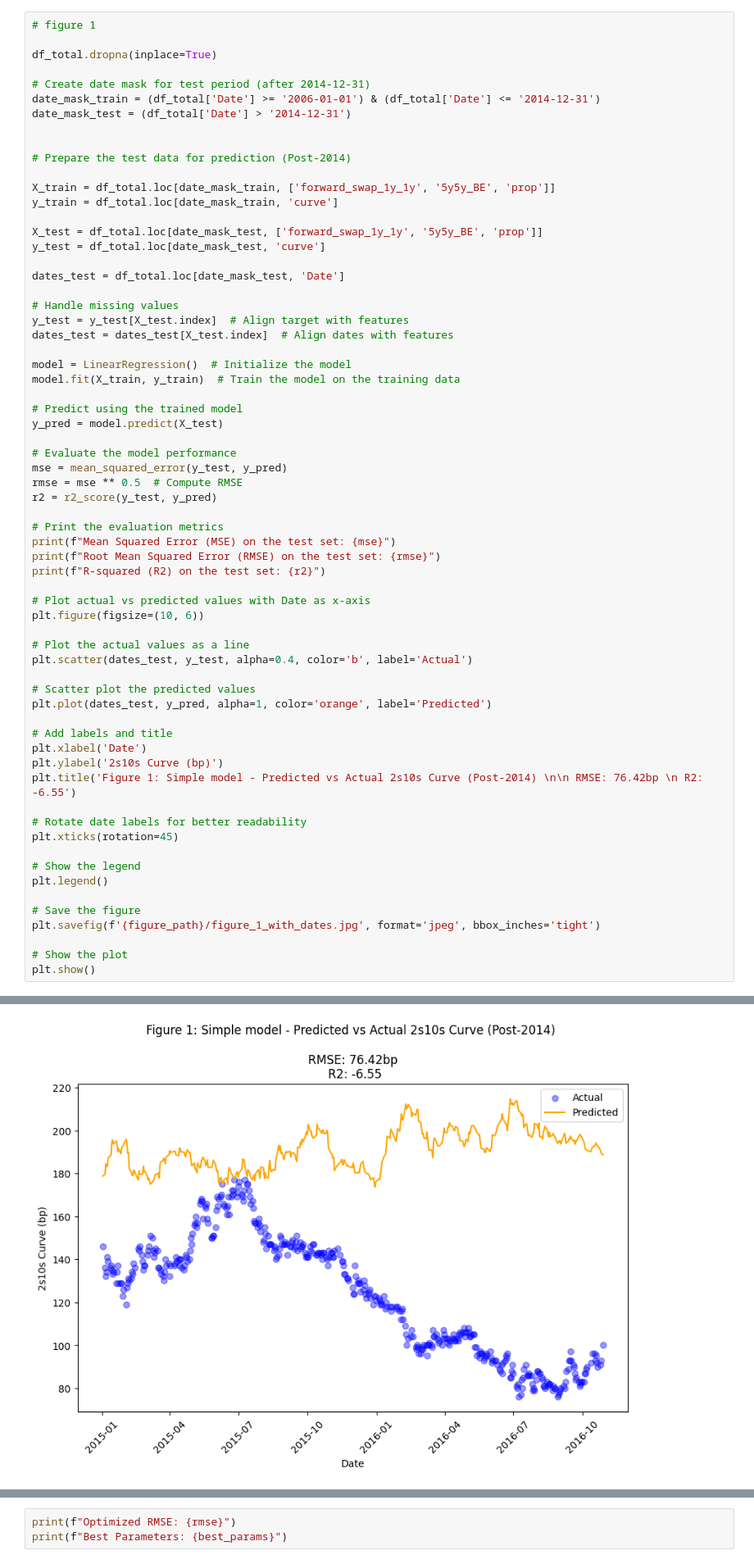
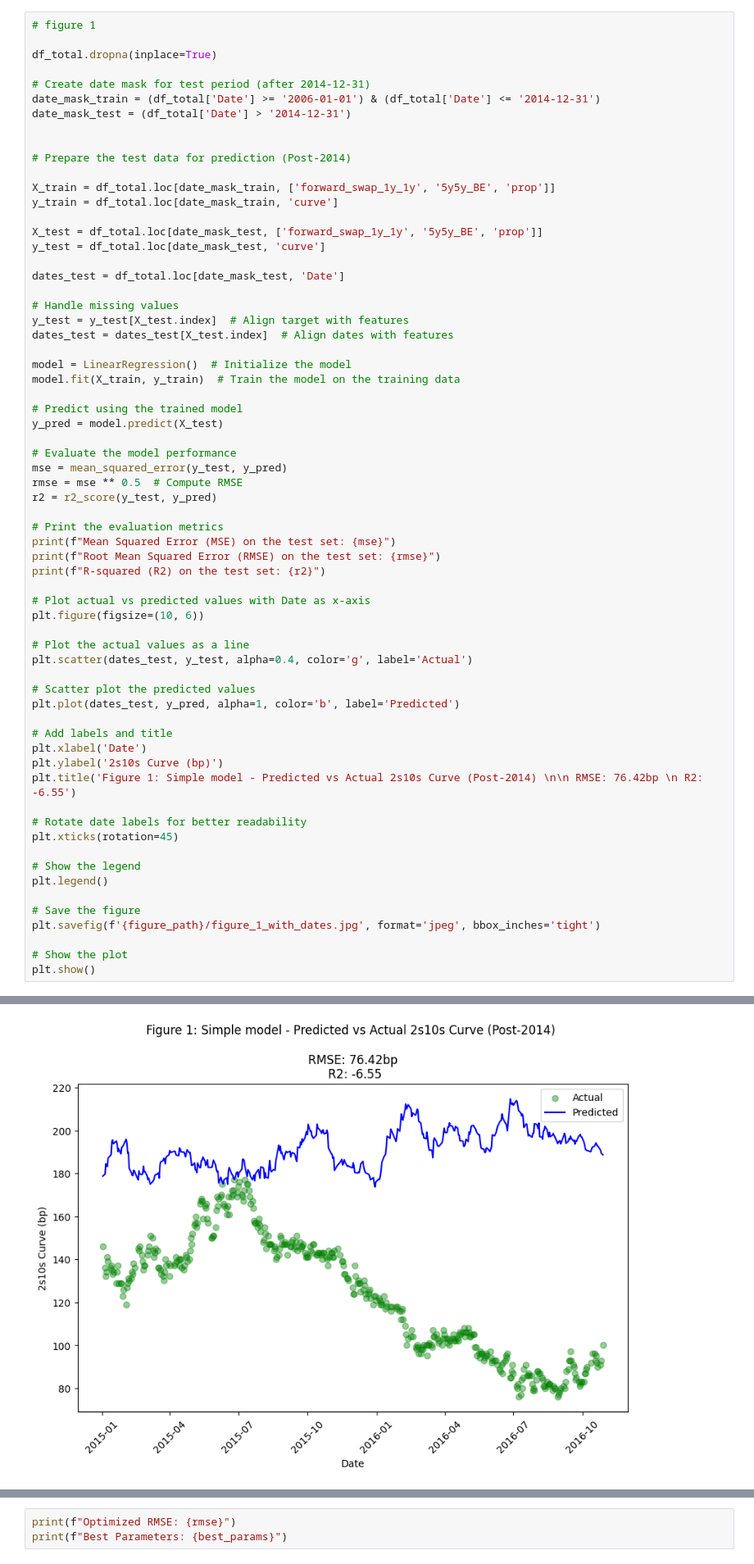
Before and after one commit to ALILODHI-cloud/UVAmacro, a Jupyter notebook: analysis.ipynb, the cells around one changed output, grey strips where cells are left out. Shown at 82% size. Drawn from its saved outputs; the diff is of its cells as text.

```diff
--- a/analysis.ipynb
+++ b/analysis.ipynb
@@ -197,36 +197,36 @@ print(f"Mean Squared Error (MSE) on the test set: {mse}")
 print(f"Root Mean Squared Error (RMSE) on the test set: {rmse}")
 print(f"R-squared (R2) on the test set: {r2}")
 
 # Plot actual vs predicted values with Date as x-axis
 plt.figure(figsize=(10, 6))
 
 # Plot the actual values as a line
-plt.scatter(dates_test, y_test, alpha=0.4, color='b', label='Actual')
+plt.scatter(dates_test, y_test, alpha=0.4, color='g', label='Actual')
 
 # Scatter plot the predicted values
-plt.plot(dates_test, y_pred, alpha=1, color='orange', label='Predicted')
+plt.plot(dates_test, y_pred, alpha=1, color='b', label='Predicted')
 
 # Add labels and title
 plt.xlabel('Date')
 plt.ylabel('2s10s Curve (bp)')
 plt.title('Figure 1: Simple model - Predicted vs Actual 2s10s Curve (Post-2014) \n\n RMSE: 76.42bp \n R2: -6.55')
 
 # Rotate date labels for better readability
 plt.xticks(rotation=45)
 
 # Show the legend
 plt.legend()
 
 # Save the figure
 plt.savefig(f'{figure_path}/figure_1_with_dates.jpg', format='jpeg', bbox_inches='tight')
 
 # Show the plot
 plt.show()
 # %% [output]
 Mean Squared Error (MSE) on the test set: 5840.629783950299
 Root Mean Squared Error (RMSE) on the test set: 76.42401313690807
 R-squared (R2) on the test set: -6.550505084272253
-[figure, old version]
+[figure, new version]
 # %%
 
 # figure 2
```
